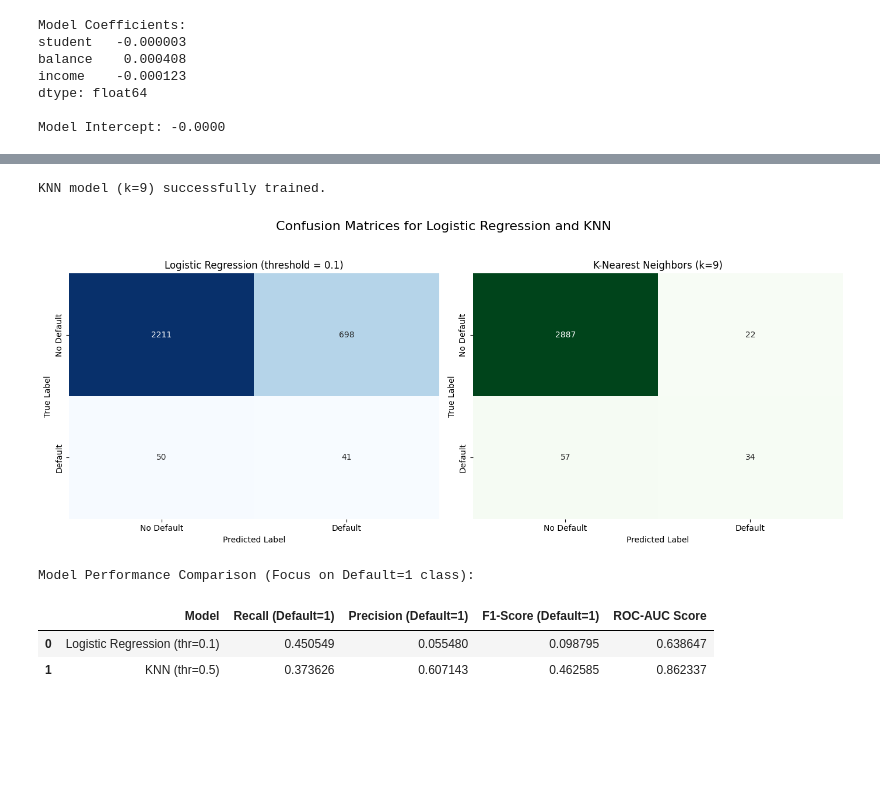
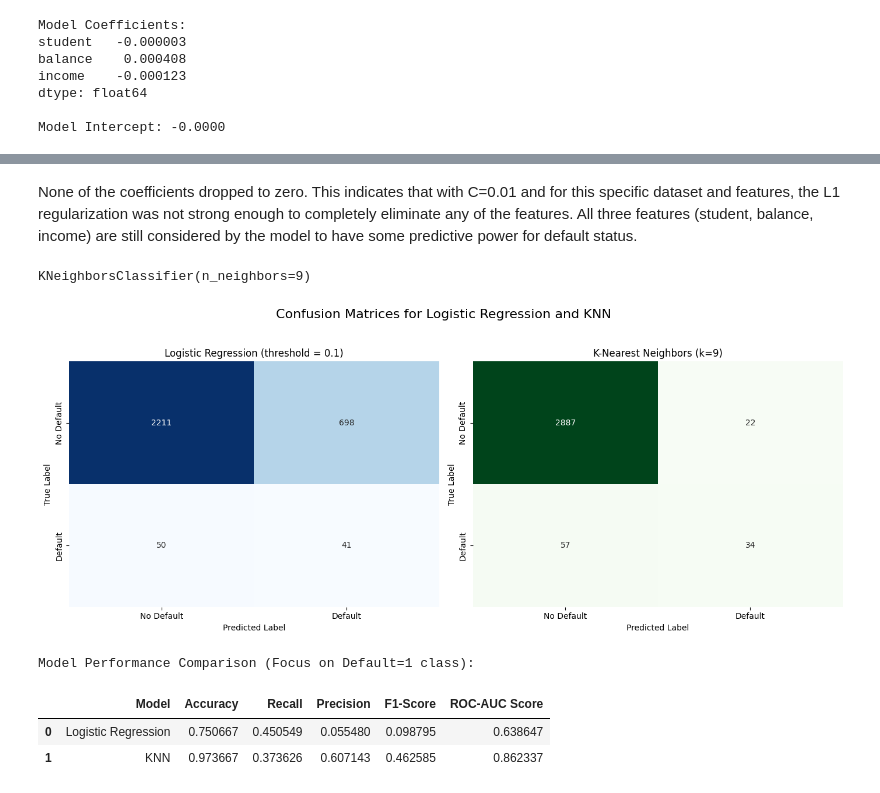
Before and after one commit to Katpst/ML, a Jupyter notebook: Credit_Default_Classification.ipynb, the cells around one changed output, grey strips where cells are left out. Drawn from its saved outputs; the diff is of its cells as text; code cells hidden in the pictures; blank space fills up the shorter version.

Commit message:
Updated Credit_Default_Classification

```diff
--- a/Credit_Default_Classification.ipynb
+++ b/Credit_Default_Classification.ipynb
@@ -144,3 +127,5 @@ As observed before, none of these coefficients dropped exactly to zero. This ind
+# %% [markdown]
+None of the coefficients dropped to zero. This indicates that with C=0.01 and for this specific dataset and features, the L1 regularization was not strong enough to completely eliminate any of the features. All three features (student, balance, income) are still considered by the model to have some predictive power for default status.
 # %%
 from sklearn.neighbors import KNeighborsClassifier
 from sklearn.preprocessing import StandardScaler
@@ -153,32 +138,28 @@ X_test_scaled = scaler.transform(X_test)
 # Fit KNN with k=9
 knn_model = KNeighborsClassifier(n_neighbors=9)
 knn_model.fit(X_train_scaled, y_train)
-
-print("KNN model (k=9) successfully trained.")
 # %% [output]
-KNN model (k=9) successfully trained.
+KNeighborsClassifier(n_neighbors=9)
 # %%
 import matplotlib.pyplot as plt
 import seaborn as sns
-from sklearn.metrics import confusion_matrix, classification_report, roc_auc_score
+from sklearn.metrics import confusion_matrix, classification_report, roc_auc_score, accuracy_score
 import pandas as pd
 
-# --- 1. Predictions ---
-
-# Logistic Regression probs & custom threshold
+# Logistic Regression probs
 y_prob_log_reg = log_model.predict_proba(X_test)[:, 1]
 threshold = 0.1
 y_pred_log_reg_custom = (y_prob_log_reg >= threshold).astype(int)
 
-# KNN predictions (use X_test_scaled if KNN was trained on scaled data)
+# KNN predictions
 y_pred_knn = knn_model.predict(X_test_scaled)
 y_prob_knn = knn_model.predict_proba(X_test_scaled)[:, 1]
 
-# --- 2. Plot Confusion Matrices ---
+# Plot Confusion Matrices
 fig, axes = plt.subplots(1, 2, figsize=(14, 6))
 fig.suptitle('Confusion Matrices for Logistic Regression and KNN', fontsize=16)
 
-# Confusion Matrix for Logistic Regression (custom threshold)
+# Confusion matrix for Logistic Regression
 cm_log_reg = confusion_matrix(y_test, y_pred_log_reg_custom)
 sns.heatmap(cm_log_reg, annot=True, fmt='d', cmap='Blues', cbar=False, ax=axes[0])
 axes[0].set_title('Logistic Regression (threshold = 0.1)')
@@ -187,51 +168,54 @@ axes[0].set_ylabel('True Label')
 axes[0].set_xticklabels(['No Default', 'Default'])
 axes[0].set_yticklabels(['No Default', 'Default'])
 
-# Confusion Matrix for KNN
+# Confusion matrix for KNN
 cm_knn = confusion_matrix(y_test, y_pred_knn)
 sns.heatmap(cm_knn, annot=True, fmt='d', cmap='Greens', cbar=False, ax=axes[1])
 axes[1].set_title('K-Nearest Neighbors (k=9)')
 axes[1].set_xlabel('Predicted Label')
 axes[1].set_ylabel('True Label')
 axes[1].set_xticklabels(['No Default', 'Default'])
 axes[1].set_yticklabels(['No Default', 'Default'])
 
 plt.tight_layout(rect=[0, 0.03, 1, 0.95])
 plt.show()
 
-# --- 3. Compare Metrics ---
+# Compare metrics
 metrics_data = {
-    'Model': ['Logistic Regression (thr=0.1)', 'KNN (thr=0.5)'],
-    'Recall (Default=1)': [],
-    'Precision (Default=1)': [],
-    'F1-Score (Default=1)': [],
+    'Model': ['Logistic Regression', 'KNN'],
+    'Accuracy': [],
+    'Recall': [],
+    'Precision': [],
+    'F1-Score': [],
     'ROC-AUC Score': []
 }
 
 # Logistic Regression metrics
 report_log_reg = classification_report(y_test, y_pred_log_reg_custom, output_dict=True)
 roc_auc_log_reg = roc_auc_score(y_test, y_prob_log_reg)
 
-metrics_data['Recall (Default=1)'].append(report_log_reg['1']['recall'])
-metrics_data['Precision (Default=1)'].append(report_log_reg['1']['precision'])
-metrics_data['F1-Score (Default=1)'].append(report_log_reg['1']['f1-score'])
+metrics_data['Accuracy'].append(accuracy_score(y_test, y_pred_log_reg_custom))
+metrics_data['Recall'].append(report_log_reg['1']['recall'])
+metrics_data['Precision'].append(report_log_reg['1']['precision'])
+metrics_data['F1-Score'].append(report_log_reg['1']['f1-score'])
 metrics_data['ROC-AUC Score'].append(roc_auc_log_reg)
 
 # KNN metrics
 report_knn = classification_report(y_test, y_pred_knn, output_dict=True)
 roc_auc_knn = roc_auc_score(y_test, y_prob_knn)
 
-metrics_data['Recall (Default=1)'].append(report_knn['1']['recall'])
-metrics_data['Precision (Default=1)'].append(report_knn['1']['precision'])
-metrics_data['F1-Score (Default=1)'].append(report_knn['1']['f1-score'])
+metrics_data['Accuracy'].append(accuracy_score(y_test, y_pred_knn))
+metrics_data['Recall'].append(report_knn['1']['recall'])
+metrics_data['Precision'].append(report_knn['1']['precision'])
+metrics_data['F1-Score'].append(report_knn['1']['f1-score'])
 metrics_data['ROC-AUC Score'].append(roc_auc_knn)
 
 metrics_df = pd.DataFrame(metrics_data)
 print("\nModel Performance Comparison (Focus on Default=1 class):")
 display(metrics_df)
 # %% [output]
 [figure]
 Model Performance Comparison (Focus on Default=1 class):
-|  | Model | Recall (Default=1) | Precision (Default=1) | F1-Score (Default=1) | ROC-AUC Score |
-| 0 | Logistic Regression (thr=0.1) | 0.450549 | 0.055480 | 0.098795 | 0.638647 |
-| 1 | KNN (thr=0.5) | 0.373626 | 0.607143 | 0.462585 | 0.862337 |
+|  | Model | Accuracy | Recall | Precision | F1-Score | ROC-AUC Score |
+| 0 | Logistic Regression | 0.750667 | 0.450549 | 0.055480 | 0.098795 | 0.638647 |
+| 1 | KNN | 0.973667 | 0.373626 | 0.607143 | 0.462585 | 0.862337 |
```
Also changed, not shown: parts of 12 cells of this notebook.
